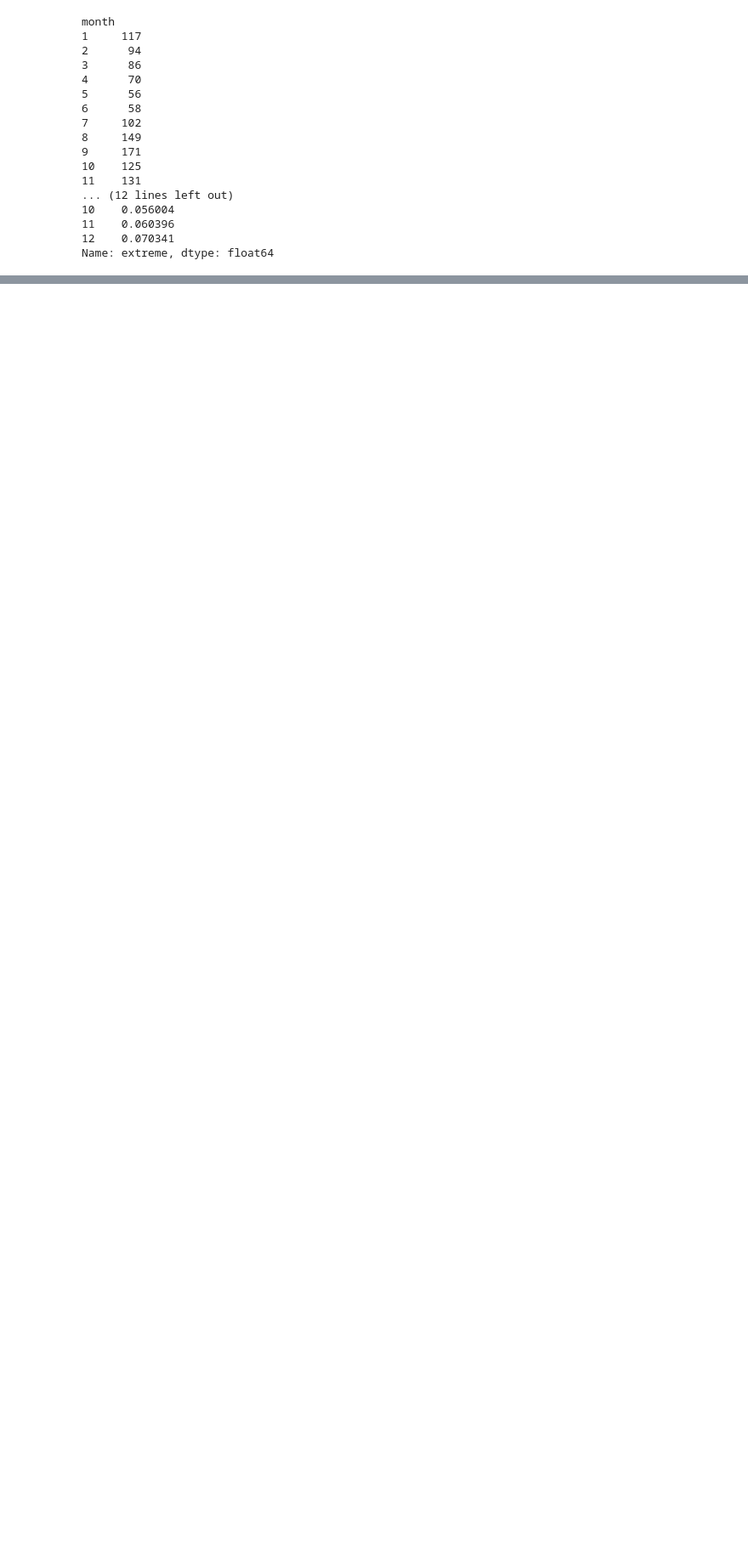
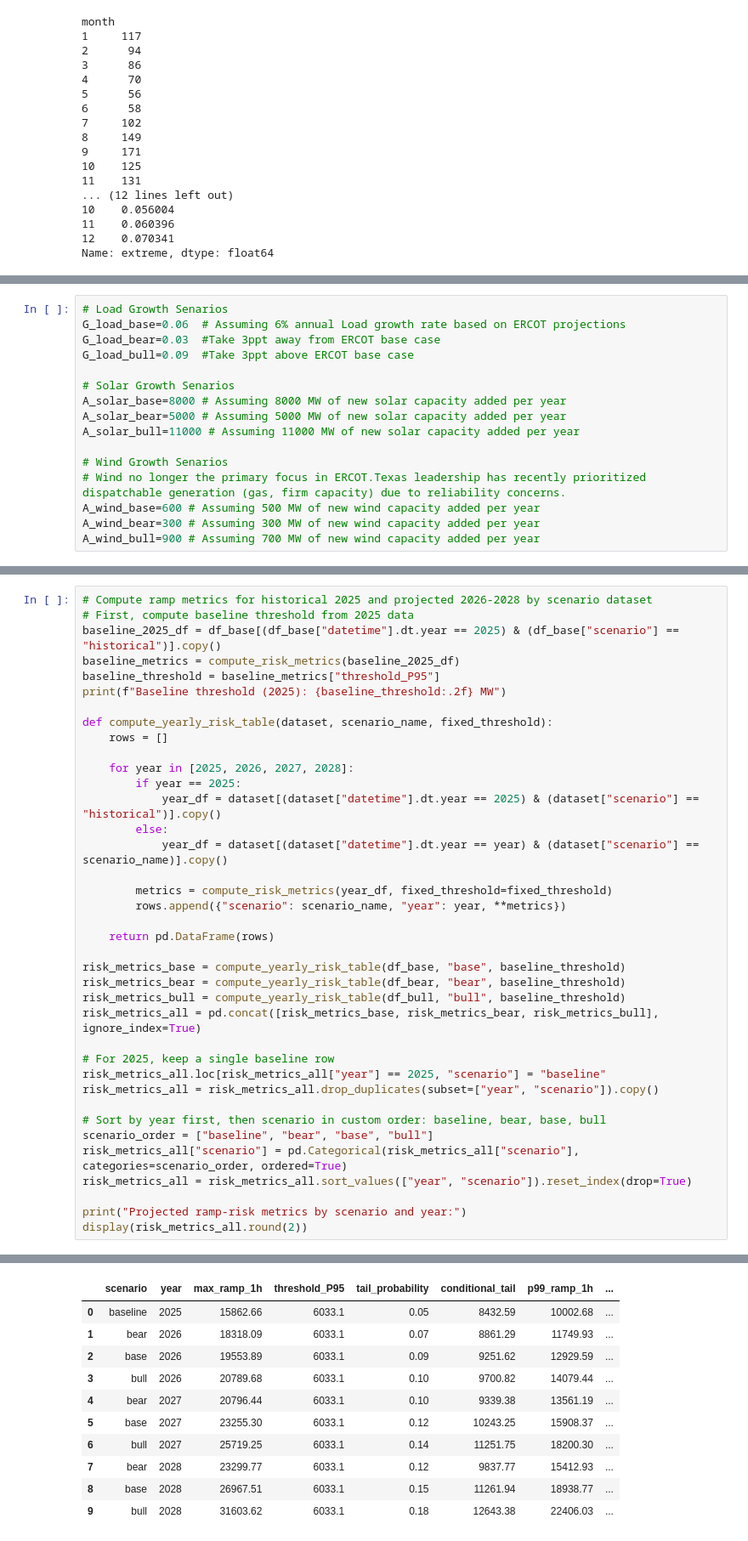
Before and after one commit to kylezlin-hub/Renewable-PowerGrid-Risk, a Jupyter notebook: notebooks/risk_analysis.ipynb, the cells around one changed output, grey strips where cells are left out. Shown at 85% size. Cells and saved outputs as stored; diff of their text form; blank space fills up the shorter version.

Commit message:
risk analysis based on senarios

```diff
--- a/notebooks/risk_analysis.ipynb
+++ b/notebooks/risk_analysis.ipynb
@@ -219,0 +242,16 @@ Name: extreme, dtype: float64
+# %%
+# Load Growth Senarios
+G_load_base=0.06  # Assuming 6% annual Load growth rate based on ERCOT projections
+G_load_bear=0.03  #Take 3ppt away from ERCOT base case
+G_load_bull=0.09  #Take 3ppt above ERCOT base case
+
+# Solar Growth Senarios
+A_solar_base=8000 # Assuming 8000 MW of new solar capacity added per year
+A_solar_bear=5000 # Assuming 5000 MW of new solar capacity added per year
+A_solar_bull=11000 # Assuming 11000 MW of new solar capacity added per year
+
+# Wind Growth Senarios
+# Wind no longer the primary focus in ERCOT.Texas leadership has recently prioritized dispatchable generation (gas, firm capacity) due to reliability concerns.
+A_wind_base=600 # Assuming 500 MW of new wind capacity added per year
+A_wind_bear=300 # Assuming 300 MW of new wind capacity added per year
+A_wind_bull=900 # Assuming 700 MW of new wind capacity added per year
@@ -219,0 +393,39 @@ Name: extreme, dtype: float64
+# %%
+# Compute ramp metrics for historical 2025 and projected 2026-2028 by scenario dataset
+# First, compute baseline threshold from 2025 data
+baseline_2025_df = df_base[(df_base["datetime"].dt.year == 2025) & (df_base["scenario"] == "historical")].copy()
+baseline_metrics = compute_risk_metrics(baseline_2025_df)
+baseline_threshold = baseline_metrics["threshold_P95"]
+print(f"Baseline threshold (2025): {baseline_threshold:.2f} MW")
+
+def compute_yearly_risk_table(dataset, scenario_name, fixed_threshold):
+    rows = []
+
+    for year in [2025, 2026, 2027, 2028]:
+        if year == 2025:
+            year_df = dataset[(dataset["datetime"].dt.year == 2025) & (dataset["scenario"] == "historical")].copy()
+        else:
+            year_df = dataset[(dataset["datetime"].dt.year == year) & (dataset["scenario"] == scenario_name)].copy()
+
+        metrics = compute_risk_metrics(year_df, fixed_threshold=fixed_threshold)
+        rows.append({"scenario": scenario_name, "year": year, **metrics})
+
+    return pd.DataFrame(rows)
+
+risk_metrics_base = compute_yearly_risk_table(df_base, "base", baseline_threshold)
+risk_metrics_bear = compute_yearly_risk_table(df_bear, "bear", baseline_threshold)
+risk_metrics_bull = compute_yearly_risk_table(df_bull, "bull", baseline_threshold)
+risk_metrics_all = pd.concat([risk_metrics_base, risk_metrics_bear, risk_metrics_bull], ignore_index=True)
+
+# For 2025, keep a single baseline row
+risk_metrics_all.loc[risk_metrics_all["year"] == 2025, "scenario"] = "baseline"
+risk_metrics_all = risk_metrics_all.drop_duplicates(subset=["year", "scenario"]).copy()
+
+# Sort by year first, then scenario in custom order: baseline, bear, base, bull
+scenario_order = ["baseline", "bear", "base", "bull"]
+risk_metrics_all["scenario"] = pd.Categorical(risk_metrics_all["scenario"], categories=scenario_order, ordered=True)
+risk_metrics_all = risk_metrics_all.sort_values(["year", "scenario"]).reset_index(drop=True)
+
+print("Projected ramp-risk metrics by scenario and year:")
+display(risk_metrics_all.round(2))
+# %% [output]
@@ -219,0 +434,11 @@ Name: extreme, dtype: float64
+|  | scenario | year | max_ramp_1h | threshold_P95 | tail_probability | conditional_tail | p99_ramp_1h | ... |
+| 0 | baseline | 2025 | 15862.66 | 6033.1 | 0.05 | 8432.59 | 10002.68 | ... |
+| 1 | bear | 2026 | 18318.09 | 6033.1 | 0.07 | 8861.29 | 11749.93 | ... |
+| 2 | base | 2026 | 19553.89 | 6033.1 | 0.09 | 9251.62 | 12929.59 | ... |
+| 3 | bull | 2026 | 20789.68 | 6033.1 | 0.10 | 9700.82 | 14079.44 | ... |
+| 4 | bear | 2027 | 20796.44 | 6033.1 | 0.10 | 9339.38 | 13561.19 | ... |
+| 5 | base | 2027 | 23255.30 | 6033.1 | 0.12 | 10243.25 | 15908.37 | ... |
+| 6 | bull | 2027 | 25719.25 | 6033.1 | 0.14 | 11251.75 | 18200.30 | ... |
+| 7 | bear | 2028 | 23299.77 | 6033.1 | 0.12 | 9837.77 | 15412.93 | ... |
+| 8 | base | 2028 | 26967.51 | 6033.1 | 0.15 | 11261.94 | 18938.77 | ... |
+| 9 | bull | 2028 | 31603.62 | 6033.1 | 0.18 | 12643.38 | 22406.03 | ... |
```
Also changed, not shown: parts of 5 cells of this notebook, 2 other files.
